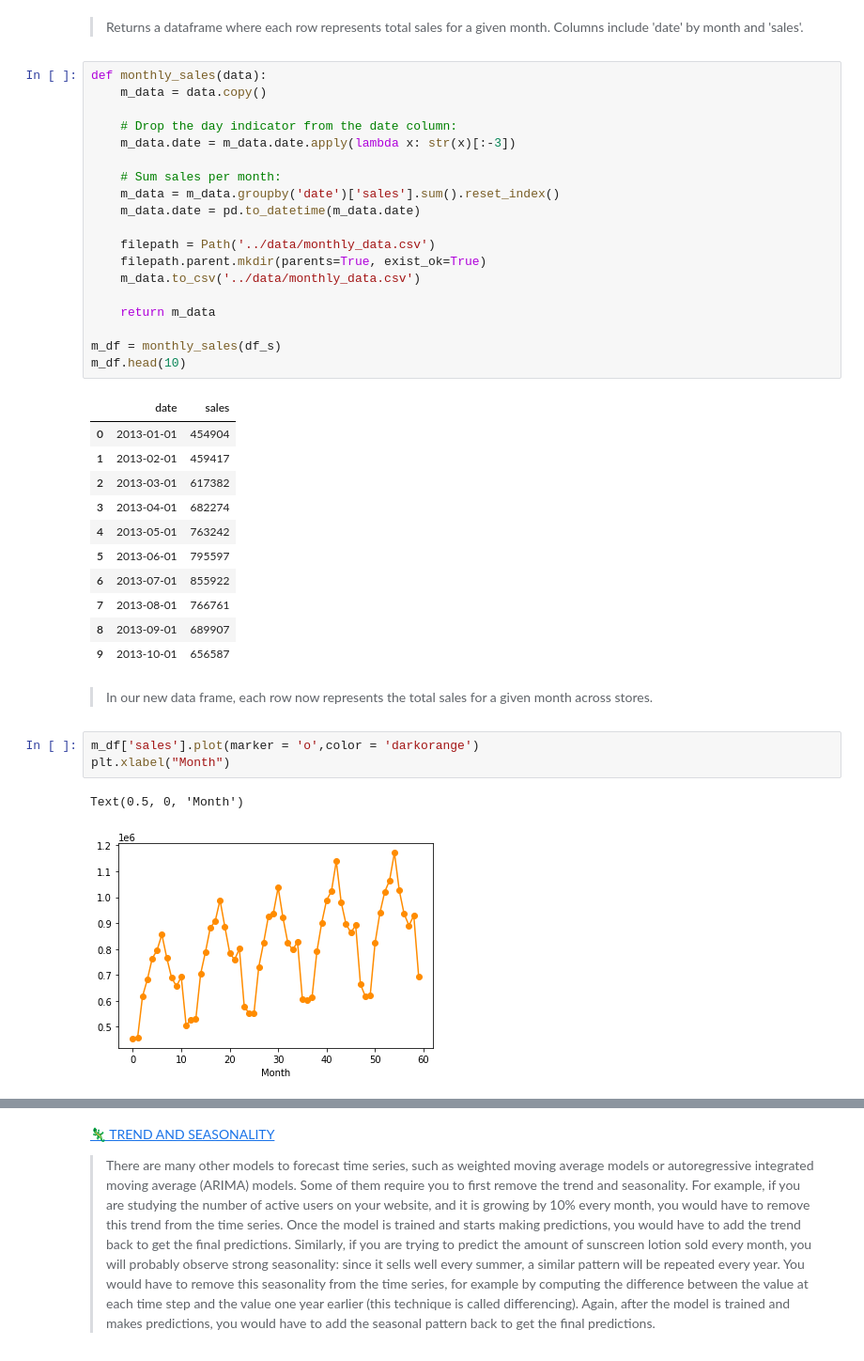
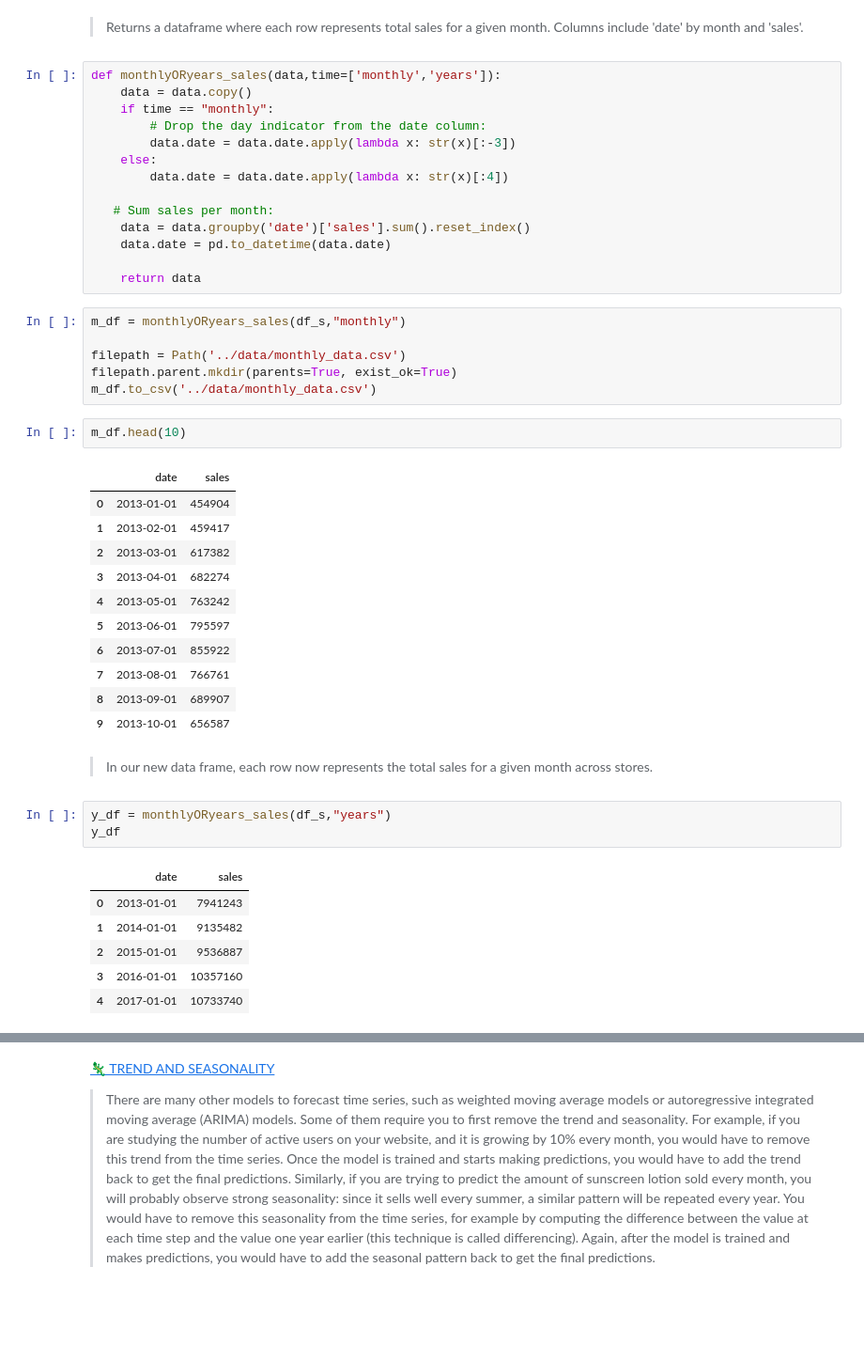
Before and after one commit to badl7/Forecasting_future_sales, a Jupyter notebook: forecasting-future-sales-using-machine-learning.ipynb, the cells around one changed output, grey strips where cells are left out. Shown: that part at 94% size. Cells and saved outputs as stored; diff of their text form; blank space fills up the shorter version.

```diff
--- a/forecasting-future-sales-using-machine-learning.ipynb
+++ b/forecasting-future-sales-using-machine-learning.ipynb
@@ -129,41 +131,48 @@ df_s['sales'].plot()
 # %% [markdown]
 > Returns a dataframe where each row represents total sales for a given month. Columns include 'date' by month and 'sales'.
 # %%
-def monthly_sales(data):
-    m_data = data.copy()
+def monthlyORyears_sales(data,time=['monthly','years']):
+    data = data.copy()
+    if time == "monthly":
+        # Drop the day indicator from the date column:
+        data.date = data.date.apply(lambda x: str(x)[:-3])
+    else:
+        data.date = data.date.apply(lambda x: str(x)[:4])
 
-    # Drop the day indicator from the date column:
-    m_data.date = m_data.date.apply(lambda x: str(x)[:-3])
+   # Sum sales per month:
+    data = data.groupby('date')['sales'].sum().reset_index()
+    data.date = pd.to_datetime(data.date)
 
-    # Sum sales per month:
-    m_data = m_data.groupby('date')['sales'].sum().reset_index()
-    m_data.date = pd.to_datetime(m_data.date)
-
-    filepath = Path('../data/monthly_data.csv')
-    filepath.parent.mkdir(parents=True, exist_ok=True)
-    m_data.to_csv('../data/monthly_data.csv')
-
-    return m_data
-
-m_df = monthly_sales(df_s)
-m_df.head(10)
+    return data
-# %% [output]
-|  | date | sales |
-| 0 | 2013-01-01 | 454904 |
-| 1 | 2013-02-01 | 459417 |
-| 2 | 2013-03-01 | 617382 |
-| 3 | 2013-04-01 | 682274 |
-| 4 | 2013-05-01 | 763242 |
-| 5 | 2013-06-01 | 795597 |
-| 6 | 2013-07-01 | 855922 |
-| 7 | 2013-08-01 | 766761 |
-| 8 | 2013-09-01 | 689907 |
-| 9 | 2013-10-01 | 656587 |
+# %%
+m_df = monthlyORyears_sales(df_s,"monthly")
+
+filepath = Path('../data/monthly_data.csv')
+filepath.parent.mkdir(parents=True, exist_ok=True)
+m_df.to_csv('../data/monthly_data.csv')
+# %%
+m_df.head(10)
+# %% [output]
+|  | date | sales |
+| 0 | 2013-01-01 | 454904 |
+| 1 | 2013-02-01 | 459417 |
+| 2 | 2013-03-01 | 617382 |
+| 3 | 2013-04-01 | 682274 |
+| 4 | 2013-05-01 | 763242 |
+| 5 | 2013-06-01 | 795597 |
+| 6 | 2013-07-01 | 855922 |
+| 7 | 2013-08-01 | 766761 |
+| 8 | 2013-09-01 | 689907 |
+| 9 | 2013-10-01 | 656587 |
 # %% [markdown]
 > In our new data frame, each row now represents the total sales for a given month across stores.
-# %%
-m_df['sales'].plot(marker = 'o',color = 'darkorange')
-plt.xlabel("Month")
-# %% [output]
-Text(0.5, 0, 'Month')
-[figure, removed]
+# %%
+y_df = monthlyORyears_sales(df_s,"years")
+y_df
+# %% [output]
+|  | date | sales |
+| 0 | 2013-01-01 | 7941243 |
+| 1 | 2014-01-01 | 9135482 |
+| 2 | 2015-01-01 | 9536887 |
+| 3 | 2016-01-01 | 10357160 |
+| 4 | 2017-01-01 | 10733740 |
```
Also changed, not shown: parts of 20 cells of this notebook.
